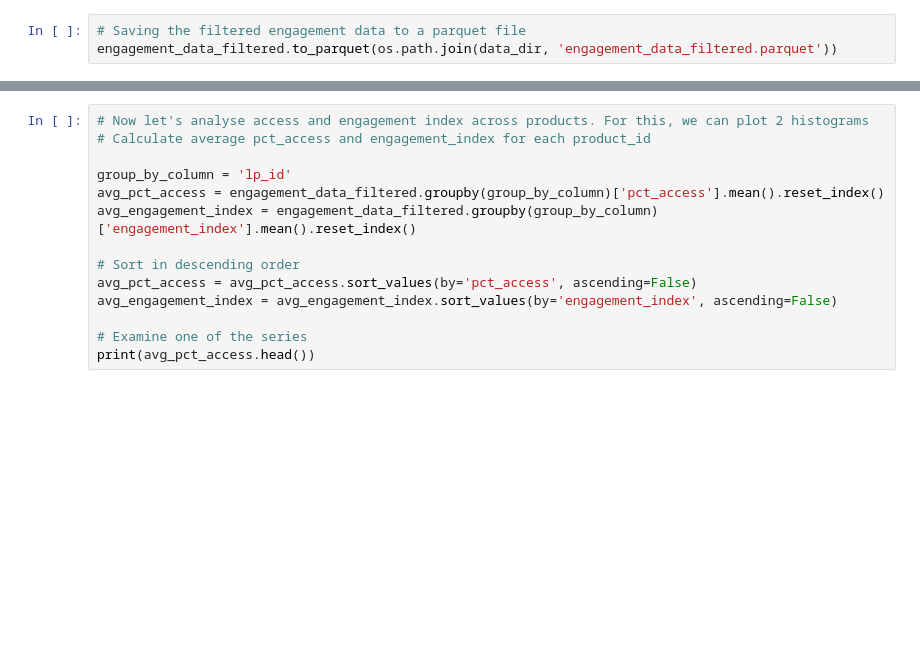
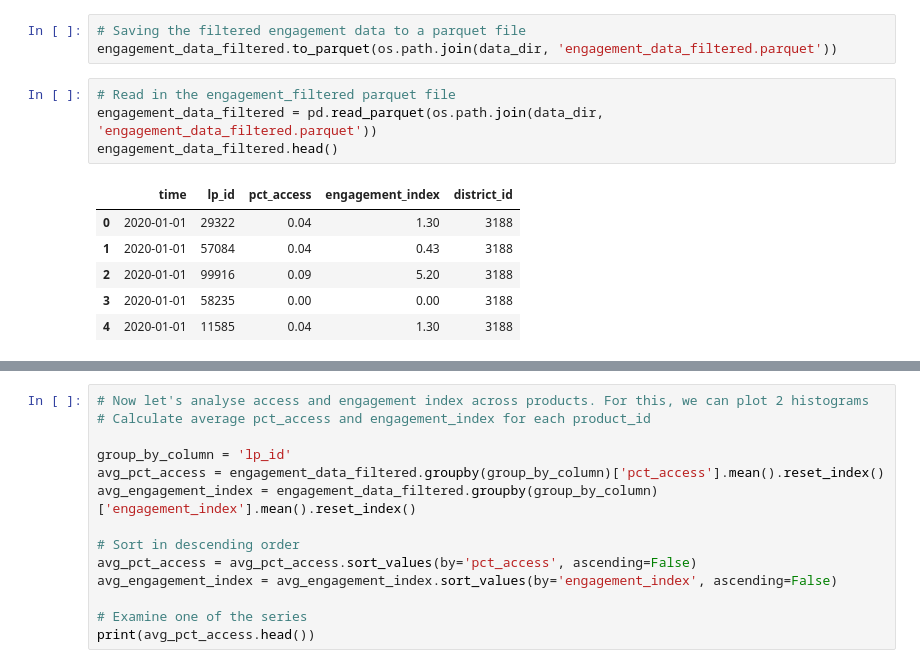
Before and after one commit to eshanprashar/covid_edtech_usage, a Jupyter notebook: code/00_cleaning_merging.ipynb, the cells around one changed output, grey strips where cells are left out. Drawn from its saved outputs; the diff is of its cells as text; blank space fills up the shorter version.

```diff
--- a/code/00_cleaning_merging.ipynb
+++ b/code/00_cleaning_merging.ipynb
@@ -124,3 +124,14 @@ All districts seem to have representation, so we will continue our analysis with
 # %%
 # Saving the filtered engagement data to a parquet file
 engagement_data_filtered.to_parquet(os.path.join(data_dir, 'engagement_data_filtered.parquet'))
+# %%
+# Read in the engagement_filtered parquet file
+engagement_data_filtered = pd.read_parquet(os.path.join(data_dir, 'engagement_data_filtered.parquet'))
+engagement_data_filtered.head()
+# %% [output]
+|  | time | lp_id | pct_access | engagement_index | district_id |
+| 0 | 2020-01-01 | 29322 | 0.04 | 1.30 | 3188 |
+| 1 | 2020-01-01 | 57084 | 0.04 | 0.43 | 3188 |
+| 2 | 2020-01-01 | 99916 | 0.09 | 5.20 | 3188 |
+| 3 | 2020-01-01 | 58235 | 0.00 | 0.00 | 3188 |
+| 4 | 2020-01-01 | 11585 | 0.04 | 1.30 | 3188 |
```
Also changed, not shown: parts of 5 cells of this notebook, 5 other files.
